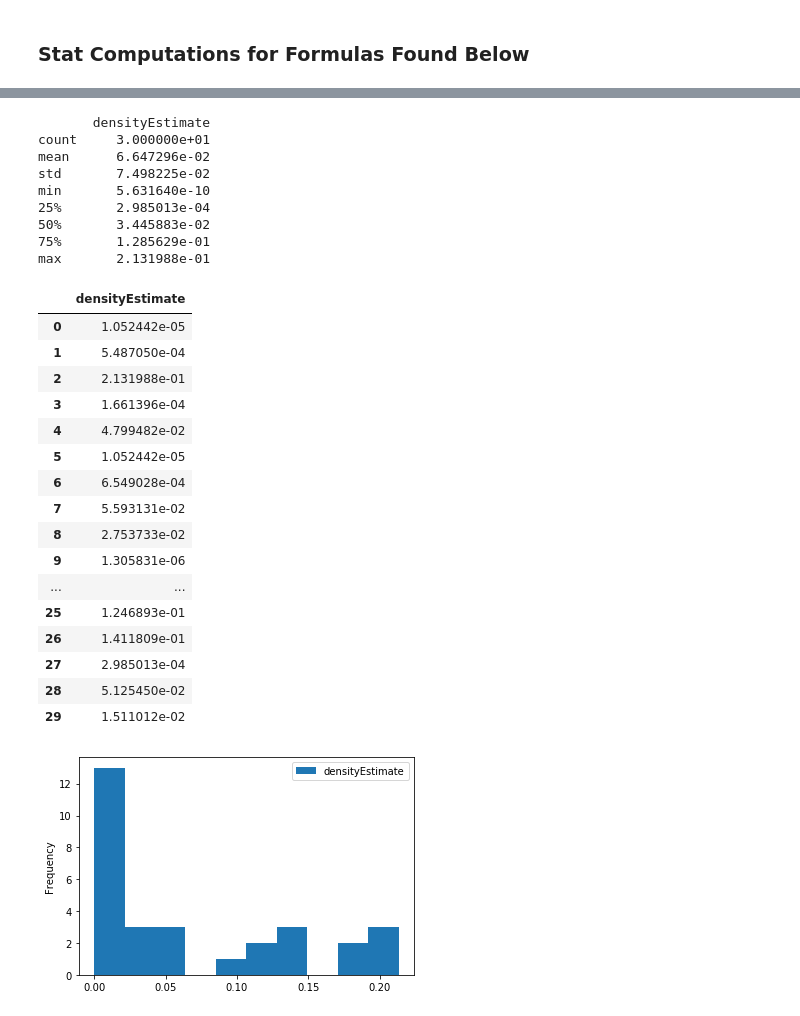
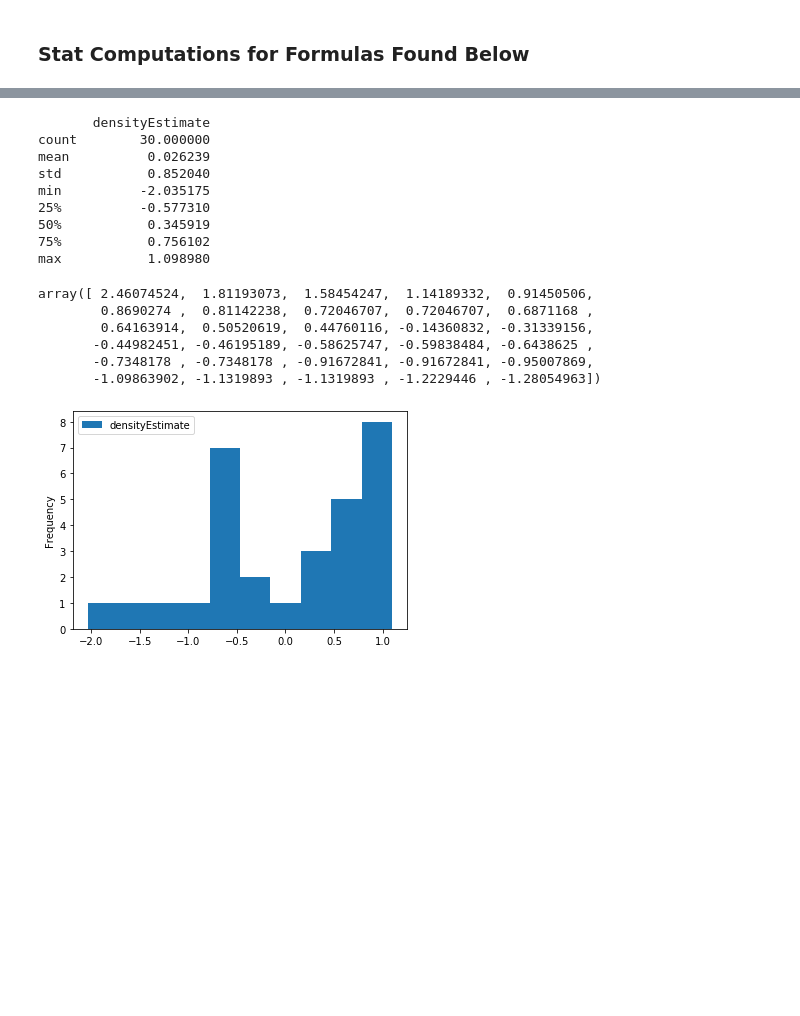
Before and after one commit to gilpasternak35/Likelihood, a Jupyter notebook: likelihood-public.ipynb, the cells around one changed output, grey strips where cells are left out. Drawn from its saved outputs; the diff is of its cells as text; code cells hidden in the pictures; blank space fills up the shorter version.

Commit message:
Added working probability testing for kernel density and works for triangular kernel, gaussian and parabolic need fixing before moving on to other kernels

```diff
--- a/likelihood-public.ipynb
+++ b/likelihood-public.ipynb
@@ -409,3 +407,20 @@ def pMetric(mean, observation, dev):
+# %%
+def zMetric(nums):
+    z_values = np.array([])
+    high = int(np.floor(len(nums)*.975))
+    low = int(np.ceil(len(nums)*.025))
+    index = (nums <= nums[low]) & (nums >= nums[high])
+
+    # Dealing with potential skew for mean and standard deviation
+    middle_values = nums[index]
+    u = nums.mean()
+    dev = nums.std()
+
+    #Calculating z-scores
+    for r in np.arange(len(nums)):
+        z = (u - nums[r])/dev
+        z_values = np.append(z_values, z)
+    return z_values
 # %%
 #Stuff beyond here focuses on kernel density, it is a work in progress
 print("Enter the column name you'd like to see the kernel density of")
@@ -448,35 +463,24 @@ def gaussKernel(avg,stat,n,bandwidth):
     densityFrame.plot(kind = "hist", density = False)
     return densityFrame
 # %%
-gaussKernel(avg,stat,n, bandwidth)
+zMetric(np.sort(triDense(avg,stat,n,bandwidth)))
 # %% [output]
        densityEstimate
-count     3.000000e+01
-mean      6.647296e-02
-std       7.498225e-02
-min       5.631640e-10
-25%       2.985013e-04
-50%       3.445883e-02
-75%       1.285629e-01
-max       2.131988e-01
+count        30.000000
+mean          0.026239
+std           0.852040
+min          -2.035175
+25%          -0.577310
+50%           0.345919
+75%           0.756102
+max           1.098980
-|  | densityEstimate |
-| 0 | 1.052442e-05 |
-| 1 | 5.487050e-04 |
-| 2 | 2.131988e-01 |
-| 3 | 1.661396e-04 |
-| 4 | 4.799482e-02 |
-| 5 | 1.052442e-05 |
-| 6 | 6.549028e-04 |
-| 7 | 5.593131e-02 |
-| 8 | 2.753733e-02 |
-| 9 | 1.305831e-06 |
-| ... | ... |
-| 25 | 1.246893e-01 |
-| 26 | 1.411809e-01 |
-| 27 | 2.985013e-04 |
-| 28 | 5.125450e-02 |
-| 29 | 1.511012e-02 |
+array([ 2.46074524,  1.81193073,  1.58454247,  1.14189332,  0.91450506,
+        0.8690274 ,  0.81142238,  0.72046707,  0.72046707,  0.6871168 ,
+        0.64163914,  0.50520619,  0.44760116, -0.14360832, -0.31339156,
+       -0.44982451, -0.46195189, -0.58625747, -0.59838484, -0.6438625 ,
+       -0.7348178 , -0.7348178 , -0.91672841, -0.91672841, -0.95007869,
+       -1.09863902, -1.1319893 , -1.1319893 , -1.2229446 , -1.28054963])
-[figure, old version]
+[figure, new version]
 # %%
 def triDense(avg,stat,n,bandwidth):
     triDensity = np.array([])
```
Also changed, not shown: parts of 4 cells of this notebook.
